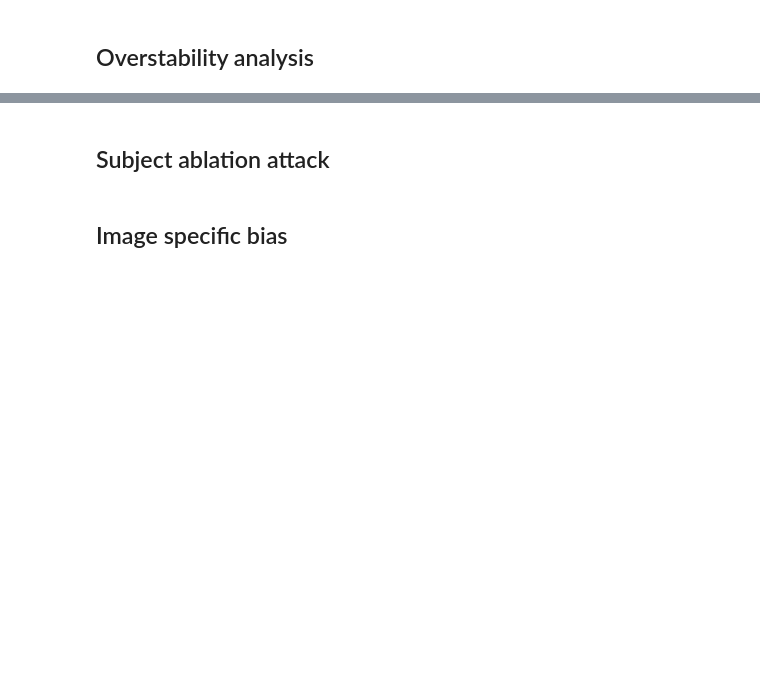
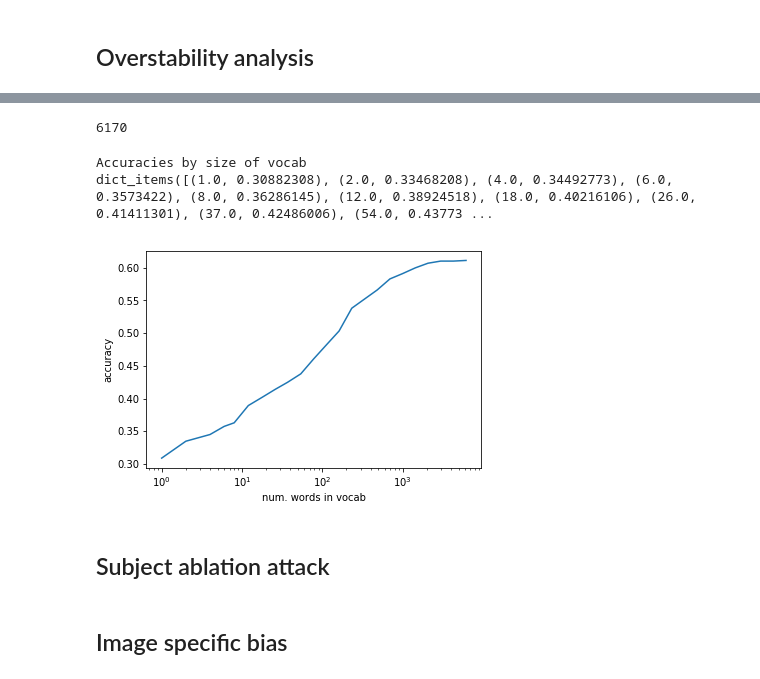
Before and after one commit to pramodkaushik/visual_qa_analysis, a Jupyter notebook: notebooks/integrated gradients.ipynb, the cells around one changed output, grey strips where cells are left out. Cells and saved outputs as stored; diff of their text form; code cells hidden in the pictures; blank space fills up the shorter version.

```diff
--- a/notebooks/integrated gradients.ipynb
+++ b/notebooks/integrated gradients.ipynb
@@ -403,0 +447,37 @@ Prefix attacks:
+# %%
+net.eval()
+accs = []
+num_batches = 0
+# iterator over the validation dataset
+tq = tqdm(LOADER, desc='{} E{:03d}'.format(PREFIX, 0), ncols=0)
+for v, q, a, idx, q_len in tq:
+    curr_batch_size = int(q.shape[0])
+    old_q = q.clone()
+    for i in range(curr_batch_size):
+        q_leni = int(q_len[i])
+        q[i, q_leni:2*q_leni] = q[i,:(q_leni if 23-2*q_leni > 0 else 23-q_leni)] ## 23 because question_length is configured to cap at 23
+    q = q.contiguous()
+
+    q_len = 2*q_len
+    q_len = torch.min(q_len, torch.LongTensor([23]).expand_as(q_len))
+
+
+    v = Variable(v.cuda(async=True), **var_params)
+    q = Variable(q.cuda(async=True), **var_params)
+    a = Variable(a.cuda(async=True), **var_params)
+    q_len = Variable(q_len.cuda(async=True), **var_params)
+
+    q_emb = embedding(q)
+
+    out = net(v, q_emb, q_len)
+
+    acc = utils.batch_accuracy(out.data, a.data).cpu()
+
+    accs.append(np.array(acc.view(-1)))
+    del v, q, a, idx, q_len, q_emb, acc, out, old_q
+
+    if num_batches >= MAX_NUM_BATCHES:
+        break
+    num_batches += 1
+
+accs = list(np.concatenate(accs, axis=0))
@@ -437,7 +512,8 @@ Counter(counts_list).most_common(10)
 # %%
 curve_data = {}
+question_lengths = {}
 all_accs = []
-for K in np.unique(np.floor(np.geomspace(1, len(Counter(counts_list)), 50))):
+for K in np.unique(np.floor(np.geomspace(1, len(Counter(counts_list)), 25))):
     # take K most top attributed words
     if K in curve_data:
         continue
@@ -493,7 +569,7 @@ for K in np.unique(np.floor(np.geomspace(1, len(Counter(counts_list)), 50))):
         accs.append(np.array(acc.view(-1)))
         del v, q, a, idx, q_len, q_emb, acc, out, old_q, sorted_idxs, old_q_len, new_q
 
-        if num_batches >= MAX_NUM_BATCHES:
+        if num_batches >= 200:
             break
         num_batches += 1
 
@@ -502,5 +578,6 @@ for K in np.unique(np.floor(np.geomspace(1, len(Counter(counts_list)), 50))):
     print("avg question length new: ", float(avg_question_length_new)/num_questions)
     print("accuracy for ", K, " is", np.mean(accs))
     curve_data[K] = np.mean(accs)
+    question_lengths[K] = float(avg_question_length_new)/num_questions
 # %% [output]
 1
@@ -507,13 +649,22 @@ for K in np.unique(np.floor(np.geomspace(1, len(Counter(counts_list)), 50))):
+# %%
+len(Counter(counts_list))
+# %% [output]
+6170
 # %%
 print("Accuracies by size of vocab")
-print(curve_data)
+print(curve_data.items())
+# %% [output]
+Accuracies by size of vocab
+dict_items([(1.0, 0.30882308), (2.0, 0.33468208), (4.0, 0.34492773), (6.0, 0.3573422), (8.0, 0.36286145), (12.0, 0.38924518), (18.0, 0.40216106), (26.0, 0.41411301), (37.0, 0.42486006), (54.0, 0.43773 ...
 # %%
-plt.plot([w[0] for w in curve_data], [w[1] for w in curve_data])
+plt.plot(curve_data.keys(), curve_data.values())
 plt.xscale('log')
 plt.xlabel('num. words in vocab')
 plt.ylabel('accuracy')
 plt.savefig(OVERSTABILITY_CURVE_FILE, format='eps')
 plt.show()
+# %% [output]
+[figure, added]
 # %% [markdown]
 ## Subject ablation attack
 # %%
```
Also changed, not shown: parts of 14 cells of this notebook, 1 other file.
